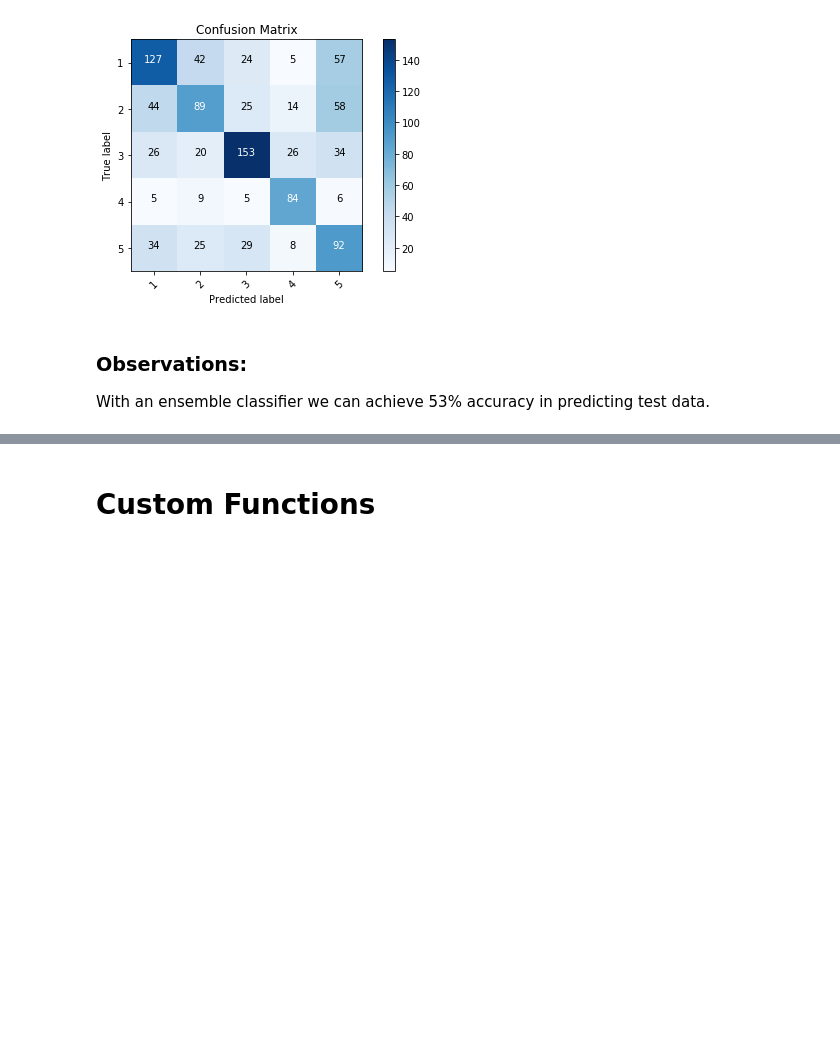
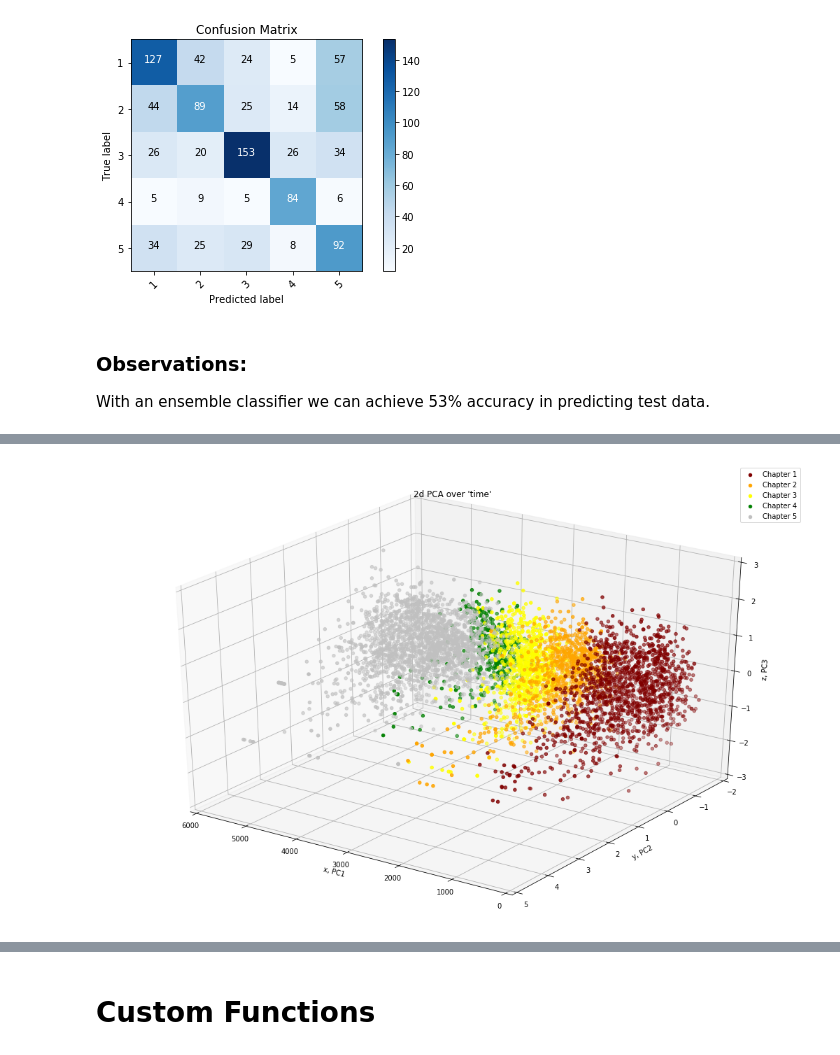
Before and after one commit to ssrosa/dsc-4-final-project-online-ds-pt-100118, a Jupyter notebook: student.ipynb, the cells around one changed output, grey strips where cells are left out. Cells and saved outputs as stored; diff of their text form; code cells hidden in the pictures; blank space fills up the shorter version.

```diff
--- a/student.ipynb
+++ b/student.ipynb
@@ -1019,0 +1023,17 @@ With an ensemble classifier we can achieve 53% accuracy in predicting test data.
+# %%
+sv_df = sv_df1.append([sv_df2, sv_df3, sv_df4, sv_df5], ignore_index = True)
+# %%
+   #Turn vectors into columns.
+vector_cols = vec_to_col(sv_df['vector'].values)
+pca = PCA(n_components = 2)
+principalComponents = pca.fit_transform(vector_cols)
+# Create a new DataFrame for principal components
+columns = ['PC' + str(i + 1) for i in range(principalComponents.shape[1])]
+pca_df = pd.DataFrame(data = principalComponents, columns = columns)
+pca_df['token'] = sv_df['token'].values
+pca_df['vector'] = sv_df['vector'].values
+pca_df['label'] = sv_df['label'].values
+
+#Adjust columns to work with plot_pca function
+pca_df.rename({'PC2': 'PC3', 'PC1': 'PC2'}, axis = 1, inplace = True)
+pca_df['PC1'] = pca_df.index
@@ -1019,0 +1047,15 @@ With an ensemble classifier we can achieve 53% accuracy in predicting test data.
+# %%
+plot_list = [{1: 'maroon', 2: 'orange', 3: 'yellow', 4: 'green', 5: 'silver'}]
+xyz = (0, 6000, -2, 5, -3, 3)
+
+plot_pca(pca_df, plot_list,
+             xyz = xyz,
+             figsize = (18, 12),
+             azim = -235,
+             elev = 30,
+             alpha = None,
+             prismXYZ = None,
+             legend = True,
+             title = '2d PCA over \'time\'')
+# %% [output]
+[figure, added]
```
Also changed, not shown: parts of 18 cells of this notebook.
